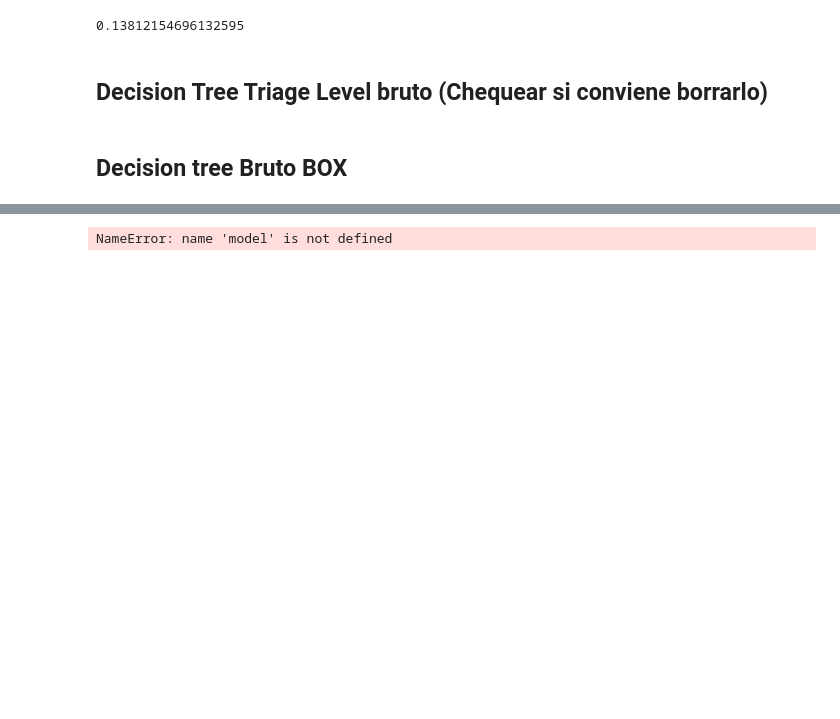
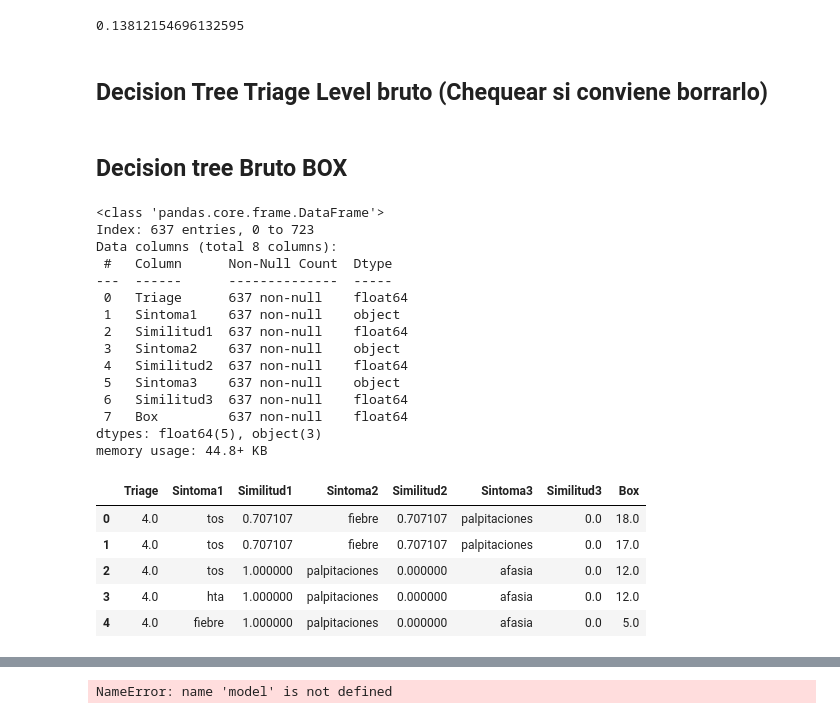
Before and after one commit to Adriellevy/Triage_HF, a Jupyter notebook: DataAnalysisAndReports/notebooks/Triage_HF.ipynb, the cells around one changed output, grey strips where cells are left out. Cells and saved outputs as stored; diff of their text form; code cells hidden in the pictures; blank space fills up the shorter version.

```diff
--- a/DataAnalysisAndReports/notebooks/Triage_HF.ipynb
+++ b/DataAnalysisAndReports/notebooks/Triage_HF.ipynb
@@ -1042,6 +1048,41 @@ precision_global
 # print(classification_report(labels_test, labels_pred, zero_division=1))
 # %% [markdown]
 ## Decision tree Bruto BOX
+# %%
+df_relacion_pacientes_sintomas_ADD_3 = df_relacion_pacientes_sintomas.copy()
+
+df_relacion_pacientes_sintomas_ADD_3.fillna(0, inplace=True)
+
+df_relacion_pacientes_sintomas_ADD_3.drop('Sintoma real', axis=1, inplace=True)
+df_relacion_pacientes_sintomas_ADD_3.drop('Paciente', axis=1, inplace=True)
+df_relacion_pacientes_sintomas_ADD_3['Box'] = pd.to_numeric(df_relacion_pacientes_sintomas_ADD_3['Box'], errors='coerce')
+
+# Eliminamos las filas con NaN en la columna 'Box'
+df_relacion_pacientes_sintomas_ADD_3 = df_relacion_pacientes_sintomas_ADD_3.dropna(subset=['Box'])
+df_relacion_pacientes_sintomas_ADD_3.info()
+df_relacion_pacientes_sintomas_ADD_3.head()
+# %% [output]
+<class 'pandas.core.frame.DataFrame'>
+Index: 637 entries, 0 to 723
+Data columns (total 8 columns):
+ #   Column      Non-Null Count  Dtype
+---  ------      --------------  -----
+ 0   Triage      637 non-null    float64
+ 1   Sintoma1    637 non-null    object
+ 2   Similitud1  637 non-null    float64
+ 3   Sintoma2    637 non-null    object
+ 4   Similitud2  637 non-null    float64
+ 5   Sintoma3    637 non-null    object
+ 6   Similitud3  637 non-null    float64
+ 7   Box         637 non-null    float64
+dtypes: float64(5), object(3)
+memory usage: 44.8+ KB
+|  | Triage | Sintoma1 | Similitud1 | Sintoma2 | Similitud2 | Sintoma3 | Similitud3 | Box |
+| 0 | 4.0 | tos | 0.707107 | fiebre | 0.707107 | palpitaciones | 0.0 | 18.0 |
+| 1 | 4.0 | tos | 0.707107 | fiebre | 0.707107 | palpitaciones | 0.0 | 17.0 |
+| 2 | 4.0 | tos | 1.000000 | palpitaciones | 0.000000 | afasia | 0.0 | 12.0 |
+| 3 | 4.0 | hta | 1.000000 | palpitaciones | 0.000000 | afasia | 0.0 | 12.0 |
+| 4 | 4.0 | fiebre | 1.000000 | palpitaciones | 0.000000 | afasia | 0.0 | 5.0 |
 # %%
 df_relacion_pacientes_sintomas_ADD_3 = df_relacion_pacientes_sintomas.copy()
 # Crea el codificador
```
Also changed, not shown: parts of 27 cells of this notebook.
